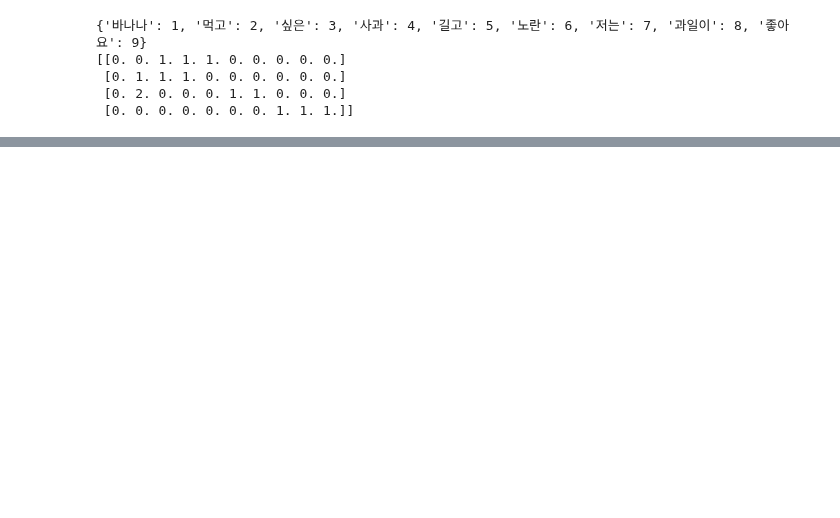
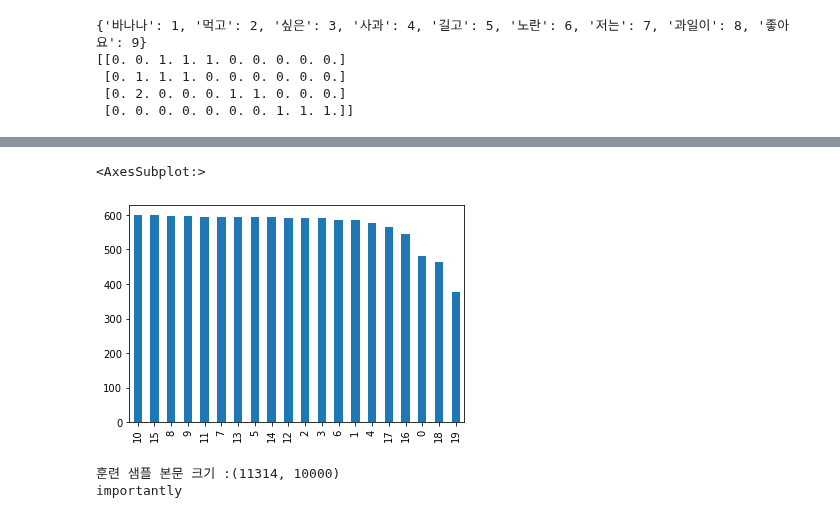
Before and after one commit to web-d-jun/python-ml, a Jupyter notebook: src/text_learn4.ipynb, the cells around one changed output, grey strips where cells are left out. Saved outputs shown, nothing was run; the diff lists cells and outputs as text; code cells hidden in the pictures; blank space fills up the shorter version.

```diff
--- a/src/text_learn4.ipynb
+++ b/src/text_learn4.ipynb
@@ -210,3 +211,20 @@ print(tokenizer.texts_to_matrix(texts, mode='count'))
  [0. 1. 1. 1. 0. 0. 0. 0. 0. 0.]
  [0. 2. 0. 0. 0. 1. 1. 0. 0. 0.]
  [0. 0. 0. 0. 0. 0. 0. 1. 1. 1.]]
+# %%
+import pandas as pd
+from sklearn.datasets import fetch_20newsgroups
+import matplotlib.pyplot as plt
+from tensorflow.keras.preprocessing.text import Tokenizer
+from tensorflow.keras.utils import to_categorical
+
+newsdata = fetch_20newsgroups(subset = 'train')
+print(newsdata.keys())
+print('훈련용 샘플의 수: {}'.format(len(newsdata.data)))
+print('총 주제의 개수: {}'.format(len(newsdata.target_names)))
+print('첫번째 샘플의 레이블 : {}'.format(newsdata.target[0]))
+print('7번 레이블이 의미하는 주제 : {}'.format(newsdata.target_names[7]))
+
+data = pd.DataFrame(newsdata.data, columns=['email'])
+data['target'] = pd.Series(newsdata.target)
+data[:5]
@@ -212,0 +260,33 @@ print(tokenizer.texts_to_matrix(texts, mode='count'))
+# %%
+# data['target'].value_counts().plot(kind="bar")
+data['target'].sort_values(ascending=True).value_counts().plot(kind="bar")
+# %% [output]
+<AxesSubplot:>
+[figure, added]
+# %%
+
+newsdata_test = fetch_20newsgroups(subset='test', shuffle=True)
+train_email = data['email']
+train_label = data['target']
+test_email = newsdata_test.data
+test_label = newsdata_test.target
+
+vocab_size = 10000
+num_classes = 20
+
+def prepare_data(train_data, test_data, mode):
+    tokenizer = Tokenizer(num_words=vocab_size)
+    tokenizer.fit_on_texts(train_data)
+    X_train = tokenizer.texts_to_matrix(train_data, mode=mode)
+    X_test = tokenizer.texts_to_matrix(test_data, mode=mode)
+    return X_train, X_test, tokenizer.index_word
+
+X_train, X_test, index_to_word =  prepare_data(train_email, test_email, 'binary')
+y_train = to_categorical(train_label, num_classes) #원-핫 인코딩
+y_test = to_categorical(test_label, num_classes)
+
+print('훈련 샘플 본문 크기 :{}'.format(X_train.shape))
+print(index_to_word[10001])
+# %% [output]
+훈련 샘플 본문 크기 :(11314, 10000)
+importantly
```
Also changed, not shown: parts of 6 cells of this notebook.
